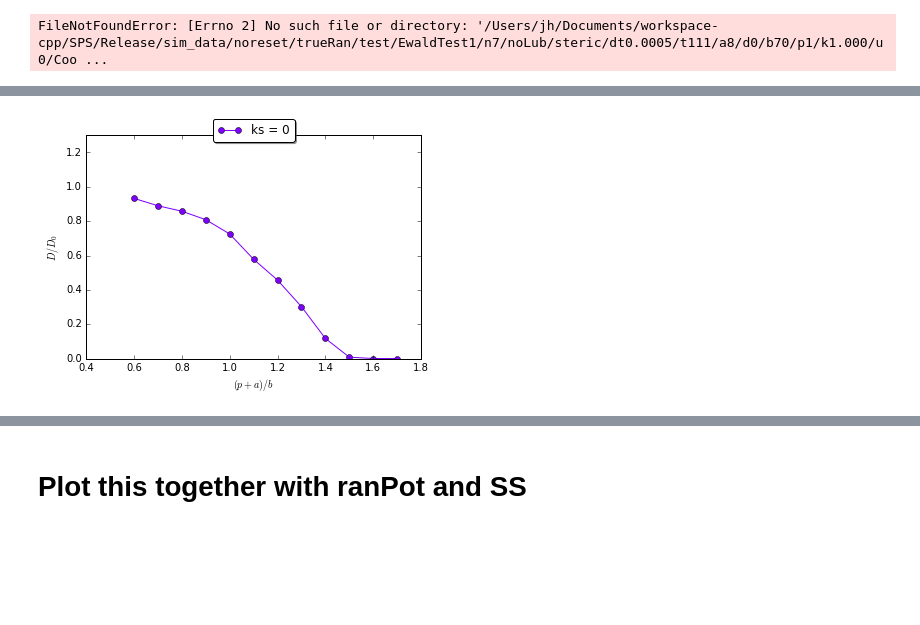
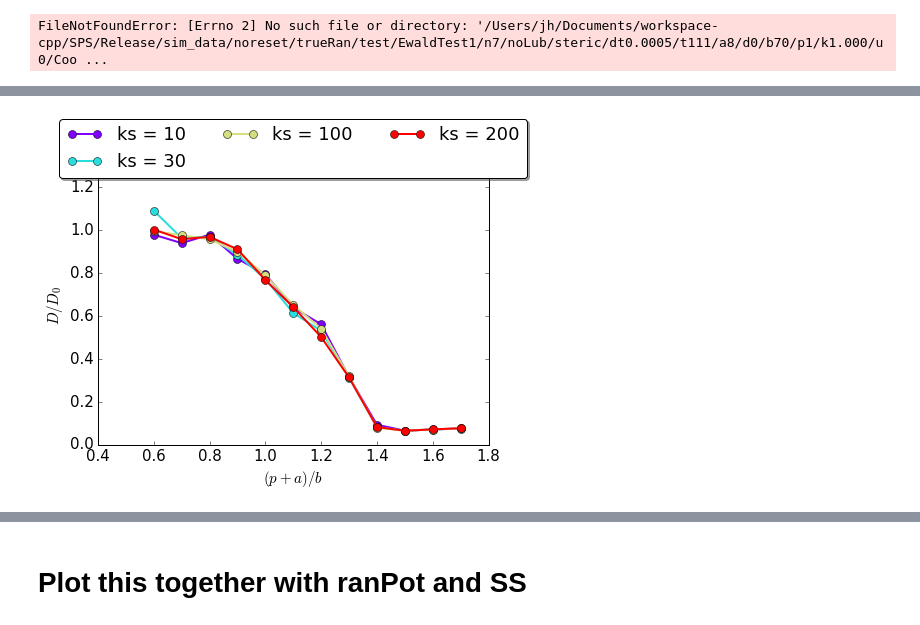
Before and after one commit to JohannHansing/iPythonNB, a Jupyter notebook: Flexible/Flexible.ipynb, the cells around one changed output, grey strips where cells are left out. Cells and saved outputs as stored; diff of their text form; code cells hidden in the pictures; blank space fills up the shorter version.

```diff
--- a/Flexible/Flexible.ipynb
+++ b/Flexible/Flexible.ipynb
@@ -205,26 +193,9 @@ FileNotFoundError: [Errno 2] No such file or directory: '/home/johann/Remote/ima
-# %%
-ksArr = [0]
-dataArr = []
-a=5
-n=1
-b=n*10
-datadir= root + "/Documents/workspace-cpp/Flexible/Release/sim_data/"
-#loop to recursively write plot commands to plot D over U_0  ----------------------------------------
-for i in range(len(ksArr)):
-    ks = ksArr[i]
-    folder= datadir + 'n_edge1/n_cells'+str(n)+'dt0.0002/t200/kb0/ks' + str(ks) + '/a' + str(a) + '/b' + str(b)
-    data = []
-    for pdir in os.listdir(folder):
-        file=os.path.join(folder, pdir,'InstantValues/linear_fit_parametersMSD.txt')
-        if os.path.isfile(file):
-            p=file.split('/p')[1].split('/I')[0] # assign value from dir to p
-            p='%g'%(float(p)/10)                 # make p value p/b
-            with open(file, 'r') as fitf:
-                m = (fitf.readline().split('m')[1]).split()[0]
-            data.append([float(p)+a/10.,float(m)]) #the [:-1] serves to cut the linebreak '\n' from the string m.
-        #print(file)
-    dataArr.append(sorted(data))
-Flexks0data = np.array(dataArr)
-plotdataArr(Flexks0data,r'(p+a)/b',lineArr=ksArr,lineParam='ks')
-# %% [output]
-[figure, removed]
+# %%
+ksArrdt2 = [10,30,100,200]
+a=5
+n=3
+dt=0.0002
+Flexksdatdt2 = getData_Fixa(a,ksArrdt2,n,dt)
+plotdataArr(Flexksdatdt2,r'(p+a)/b',lineArr=ksArrdt2,lineParam='ks')
+# %% [output]
+[figure, added]
```
Also changed, not shown: parts of 17 cells of this notebook, 5 other files.
